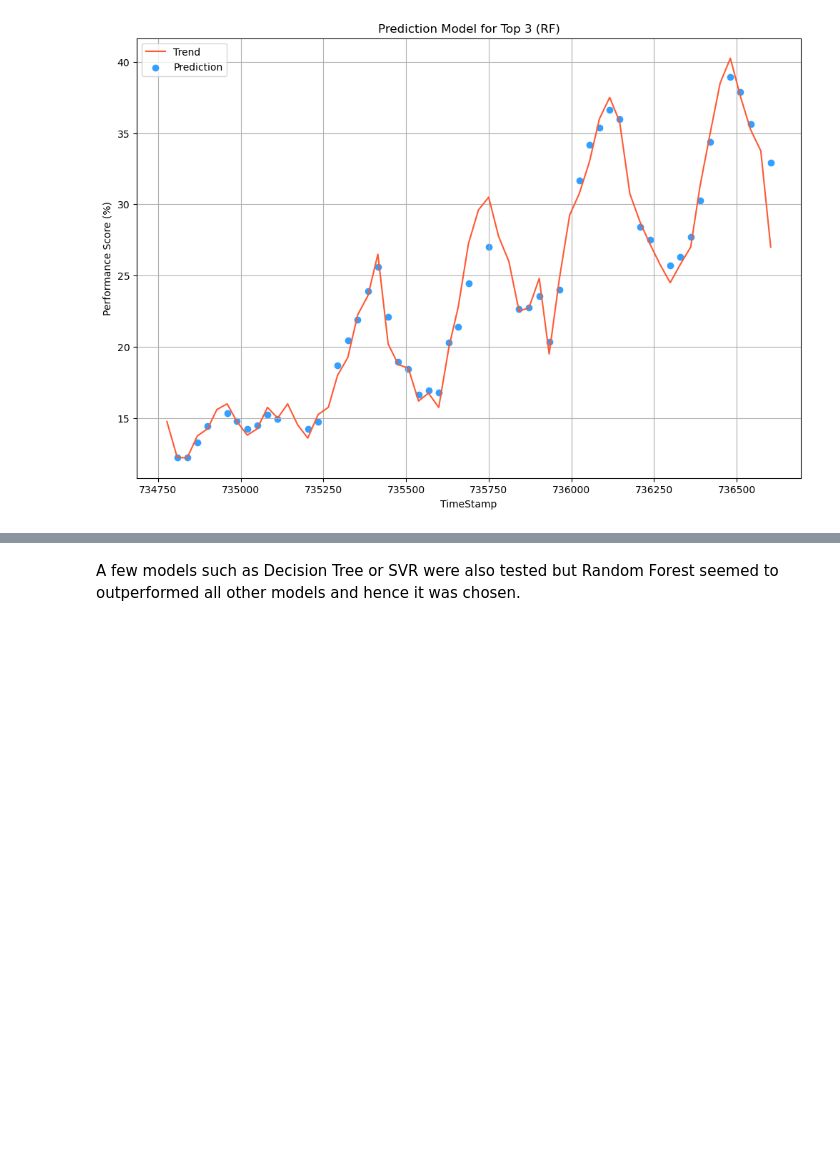
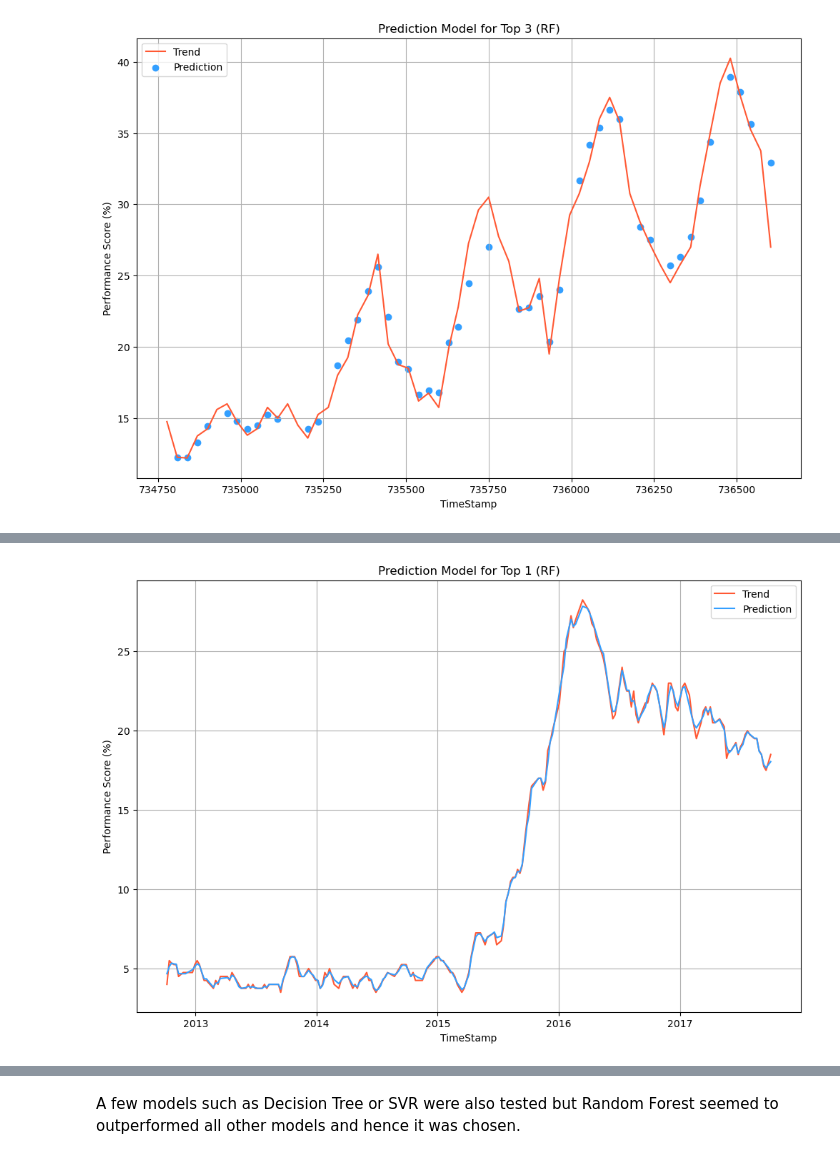
Before and after one commit to xevan1996/MarketSurveyOnClothesSales, a Jupyter notebook: Omnilytics Test.ipynb, the cells around one changed output, grey strips where cells are left out. Cells and saved outputs as stored; diff of their text form; code cells hidden in the pictures; blank space fills up the shorter version.

```diff
--- a/Omnilytics Test.ipynb
+++ b/Omnilytics Test.ipynb
@@ -744,0 +1055,13 @@ plt.show()
+# %%
+fitted_model_final = np.concatenate((fitted_model_1, fitted_model_2), axis=1)
+fitted_model_final = np.concatenate((fitted_model_final, fitted_model_3), axis=1)
+# %%
+dst_my_pred = pd.DataFrame()
+
+dst_my_pred['timestamp'] = fitted_model_final[:, 0]
+dst_my_pred['fitted_model_1'] = fitted_model_final[:, 1]
+dst_my_pred['original_trend_1'] = original_trend_1[:, 1]
+dst_my_pred['fitted_model_2'] = fitted_model_final[:, 3]
+dst_my_pred['original_trend_2'] = original_trend_2[:, 1]
+dst_my_pred['fitted_model_3'] = fitted_model_final[:, 5]
+dst_my_pred['original_trend_3'] = original_trend_3[:, 1]
@@ -744,0 +1084,3 @@ plt.show()
+# %%
+dst_my_pred['timestamp'] = dst_my_pred['timestamp'].astype(int)
+dst_my_pred['timestamp'] = dst_my_pred['timestamp'].apply(dt.datetime.fromordinal)
@@ -744,0 +1103,12 @@ plt.show()
+# %%
+fig11 = plt.subplots(1, 1, figsize = (12, 8), dpi= 100)
+plt.plot(dst_my_pred['timestamp'], dst_my_pred['original_trend_1'], label = "Trend", color = '#FF5833')
+plt.plot(dst_my_pred['timestamp'], dst_my_pred['fitted_model_1'], label = "Prediction", color = '#339FFF')
+plt.title('Prediction Model for Top 1 (RF)')
+plt.xlabel('TimeStamp')
+plt.ylabel('Performance Score (%)')
+plt.legend()
+plt.grid()
+plt.show()
+# %% [output]
+[figure, added]
```
Also changed, not shown: parts of 51 cells of this notebook.
